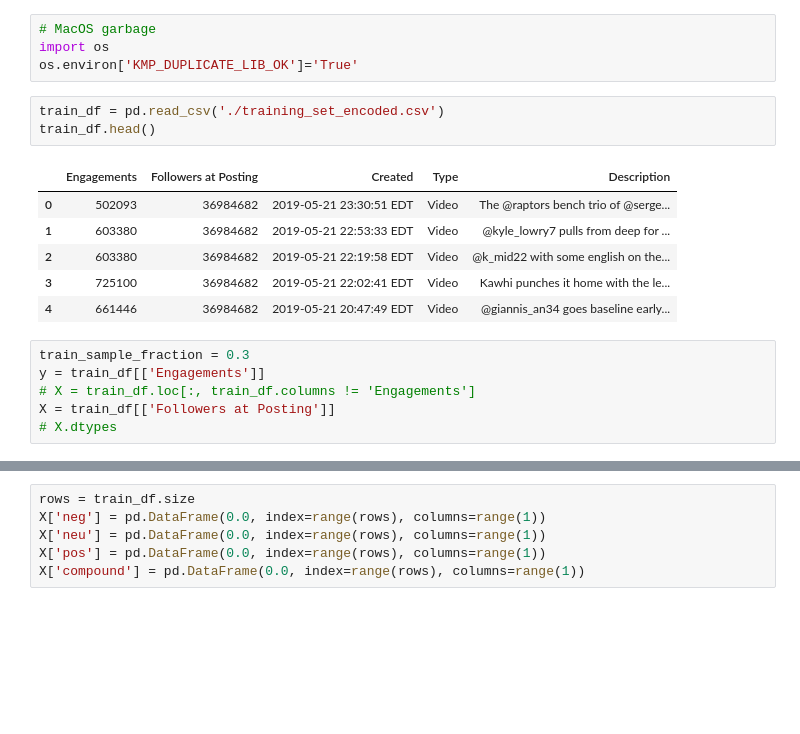
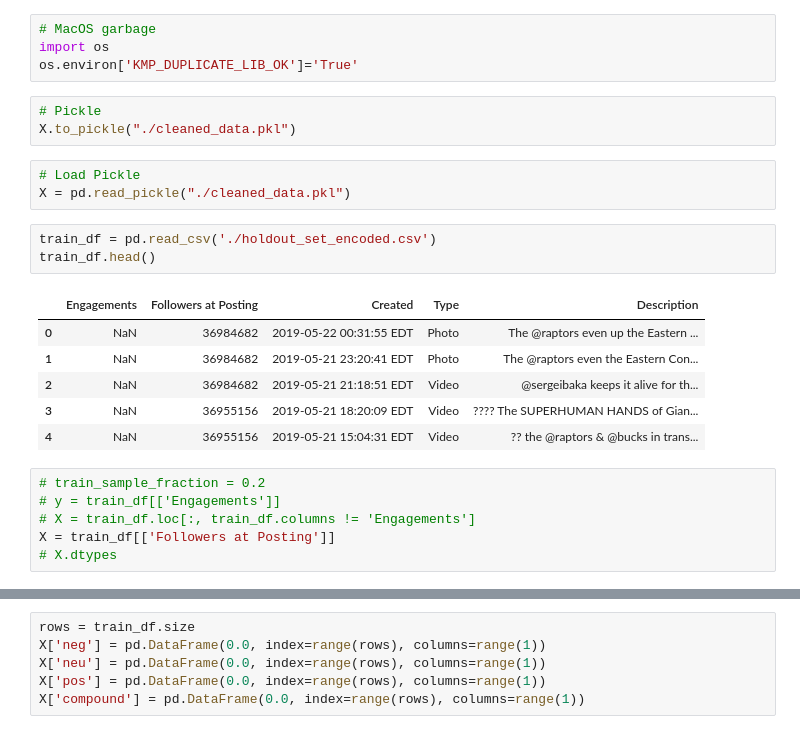
Before and after one commit to jed326/NBAHackathon2019, a Jupyter notebook: Business Analytics/Business Analytics.ipynb, the cells around one changed output, grey strips where cells are left out. Saved outputs shown, nothing was run; the diff lists cells and outputs as text; blank space fills up the shorter version.

```diff
--- a/Business Analytics/Business Analytics.ipynb
+++ b/Business Analytics/Business Analytics.ipynb
@@ -29,19 +27,25 @@ from nltk.sentiment.vader import SentimentIntensityAnalyzer
 # MacOS garbage
 import os
 os.environ['KMP_DUPLICATE_LIB_OK']='True'
+# %%
+# Pickle
+X.to_pickle("./cleaned_data.pkl")
+# %%
+# Load Pickle
+X = pd.read_pickle("./cleaned_data.pkl")
 # %%
-train_df = pd.read_csv('./training_set_encoded.csv')
+train_df = pd.read_csv('./holdout_set_encoded.csv')
 train_df.head()
 # %% [output]
 |  | Engagements | Followers at Posting | Created | Type | Description |
-| 0 | 502093 | 36984682 | 2019-05-21 23:30:51 EDT | Video | The @raptors bench trio of @serge... |
-| 1 | 603380 | 36984682 | 2019-05-21 22:53:33 EDT | Video | @kyle_lowry7 pulls from deep for ... |
-| 2 | 603380 | 36984682 | 2019-05-21 22:19:58 EDT | Video | @k_mid22 with some english on the... |
-| 3 | 725100 | 36984682 | 2019-05-21 22:02:41 EDT | Video | Kawhi punches it home with the le... |
-| 4 | 661446 | 36984682 | 2019-05-21 20:47:49 EDT | Video | @giannis_an34 goes baseline early... |
+| 0 | NaN | 36984682 | 2019-05-22 00:31:55 EDT | Photo | The @raptors even up the Eastern ... |
+| 1 | NaN | 36984682 | 2019-05-21 23:20:41 EDT | Photo | The @raptors even the Eastern Con... |
+| 2 | NaN | 36984682 | 2019-05-21 21:18:51 EDT | Video | @sergeibaka keeps it alive for th... |
+| 3 | NaN | 36955156 | 2019-05-21 18:20:09 EDT | Video | ???? The SUPERHUMAN HANDS of Gian... |
+| 4 | NaN | 36955156 | 2019-05-21 15:04:31 EDT | Video | ?? the @raptors & @bucks in trans... |
 # %%
-train_sample_fraction = 0.3
-y = train_df[['Engagements']]
+# train_sample_fraction = 0.2
+# y = train_df[['Engagements']]
 # X = train_df.loc[:, train_df.columns != 'Engagements']
 X = train_df[['Followers at Posting']]
 # X.dtypes
```
Also changed, not shown: parts of 13 cells of this notebook, 2 other files.
